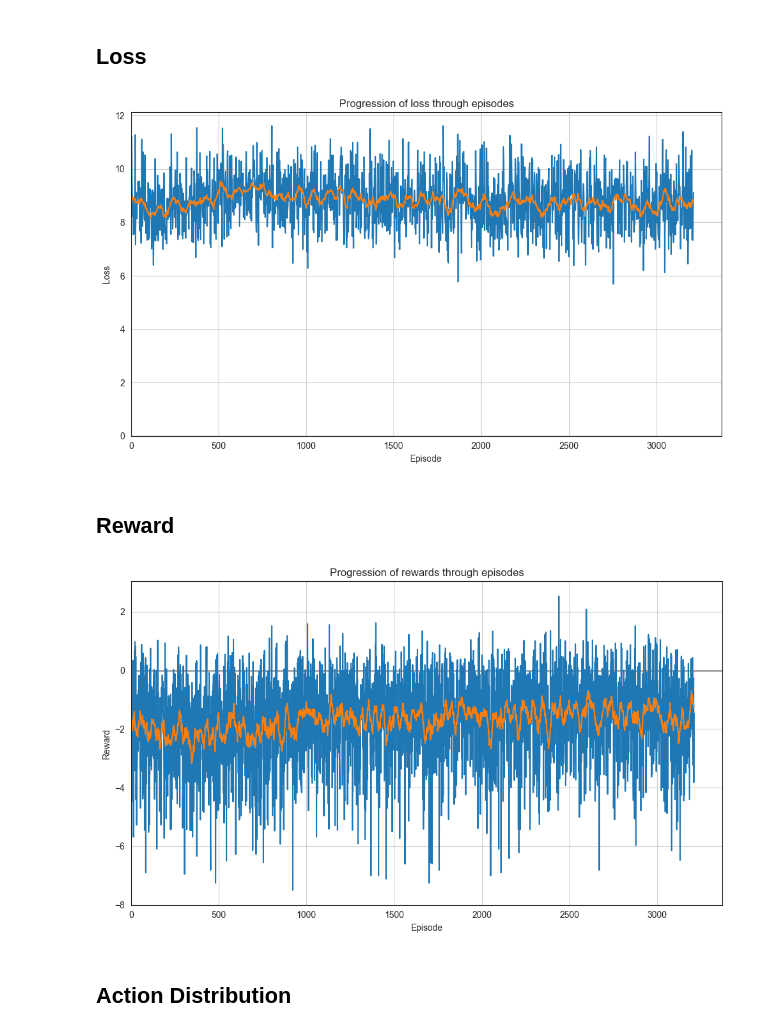
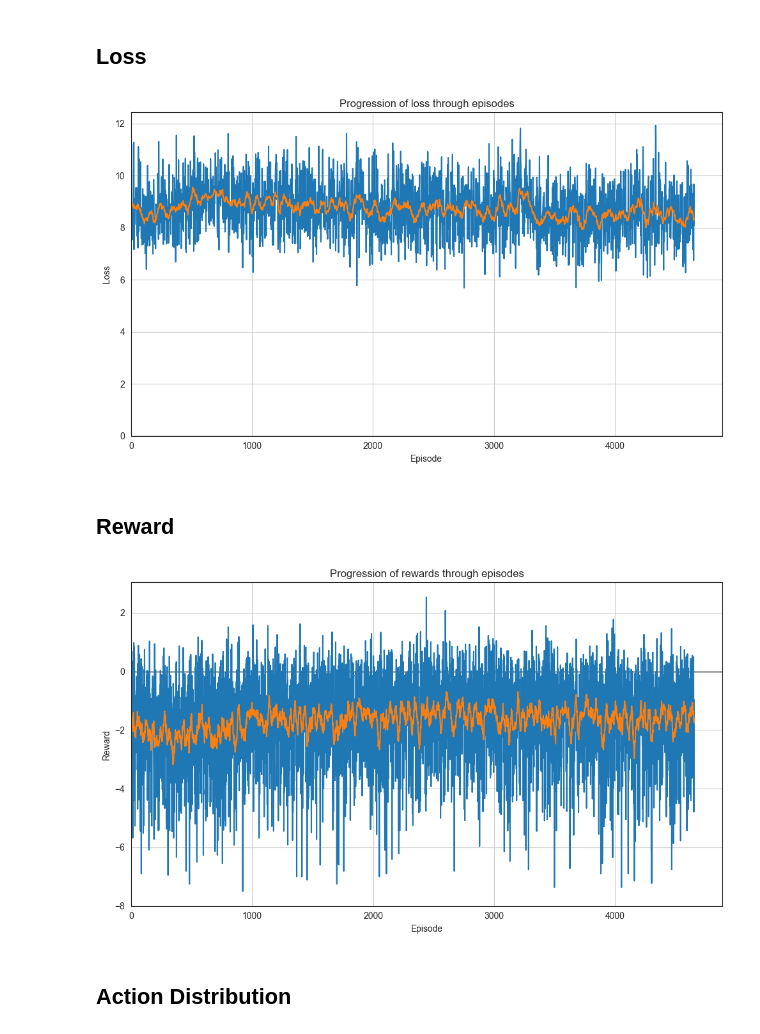
Before and after one commit to JHvanG/bluesky, a Jupyter notebook: bluesky/plugins/atc_utils/data_visualizer.ipynb, the cells around one changed output. Saved outputs shown, nothing was run; the diff lists cells and outputs as text; code cells hidden in the pictures.

```diff
--- a/bluesky/plugins/atc_utils/data_visualizer.ipynb
+++ b/bluesky/plugins/atc_utils/data_visualizer.ipynb
@@ -59,7 +59,7 @@ with open(file) as f:
 
     loss_indices = [i for i, j in enumerate(result['loss']) if j != ""]
     loss_data = [result['loss'][x] for x in loss_indices]
-    loss_episodes = [result['episode'][x] for x in loss_indices]
+    # loss_episodes = [result['episode'][x] for x in loss_indices]
 
     actions = {'LEFT': result['action LEFT'], 'RIGHT': result['action RIGHT'], 'LNAV': result['action LNAV']}
 # %% [markdown]
@@ -67,18 +67,18 @@ with open(file) as f:
 # %%
 plt.figure(figsize=(10, 6), tight_layout=True)
 plt.grid()
 plt.axhline(y=0, linewidth=0.9, color="k")
-sns.lineplot(x=loss_episodes, y=loss_data, linewidth=LINEWIDTH)
+sns.lineplot(x=loss_indices, y=loss_data, linewidth=LINEWIDTH)
 running_avg = uniform_filter1d(loss_data, 20)
-sns.lineplot(x=loss_episodes, y=running_avg, linewidth=LINEWIDTH)
+sns.lineplot(x=loss_indices, y=running_avg, linewidth=LINEWIDTH)
 plt.xlim(0)
 plt.ylim((min(0, min(loss_data) - 0.5), max(0, max(loss_data) + 0.5)))
 plt.title("Progression of loss through episodes")
 plt.xlabel("Episode")
 plt.ylabel("Loss")
 plt.show()
 # %% [output]
-[figure, old version]
+[figure, new version]
 # %% [markdown]
 ## Reward
 # %%
@@ -96,7 +96,7 @@ plt.xlabel("Episode")
 plt.ylabel("Reward")
 plt.show()
 # %% [output]
-[figure, old version]
+[figure, new version]
 # %% [markdown]
 ## Action Distribution
 # %%
```
Also changed, not shown: parts of 2 cells of this notebook, 2 other files.
